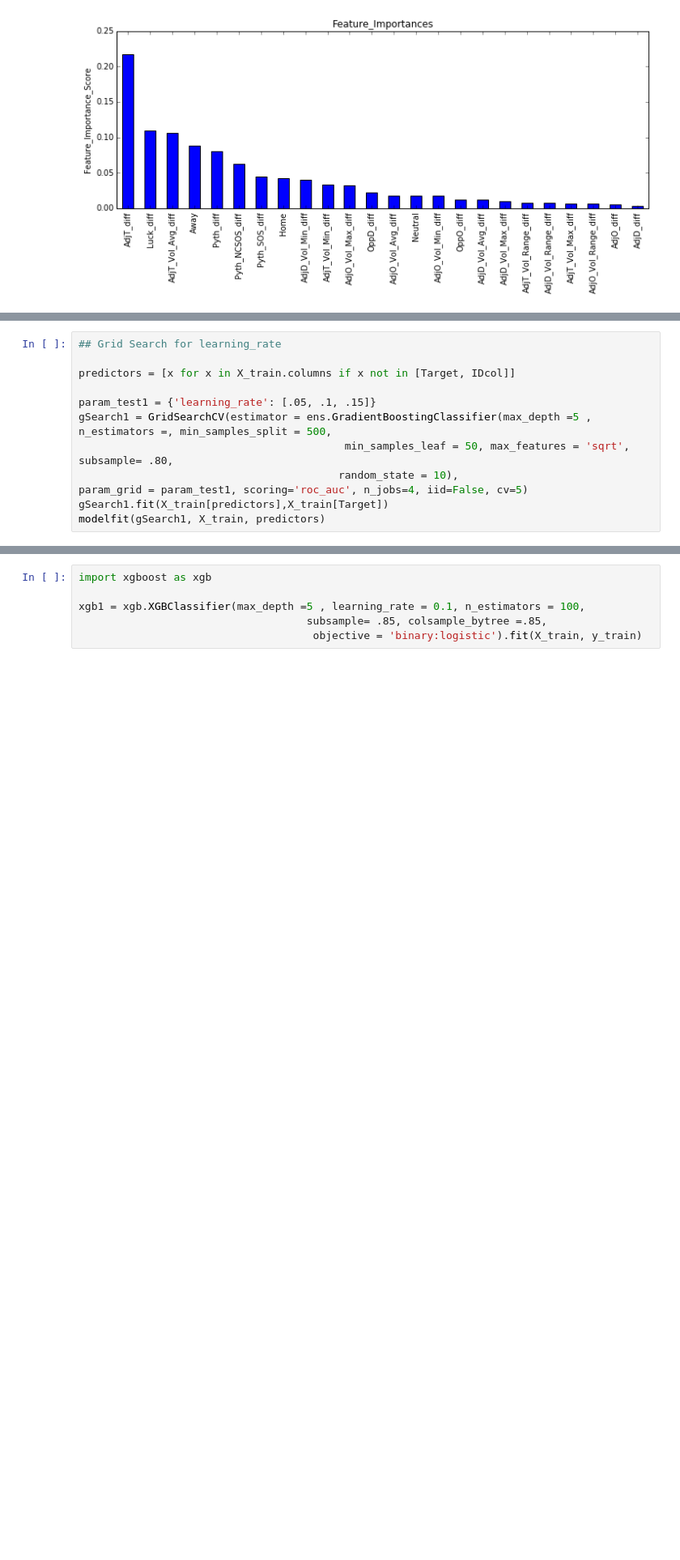
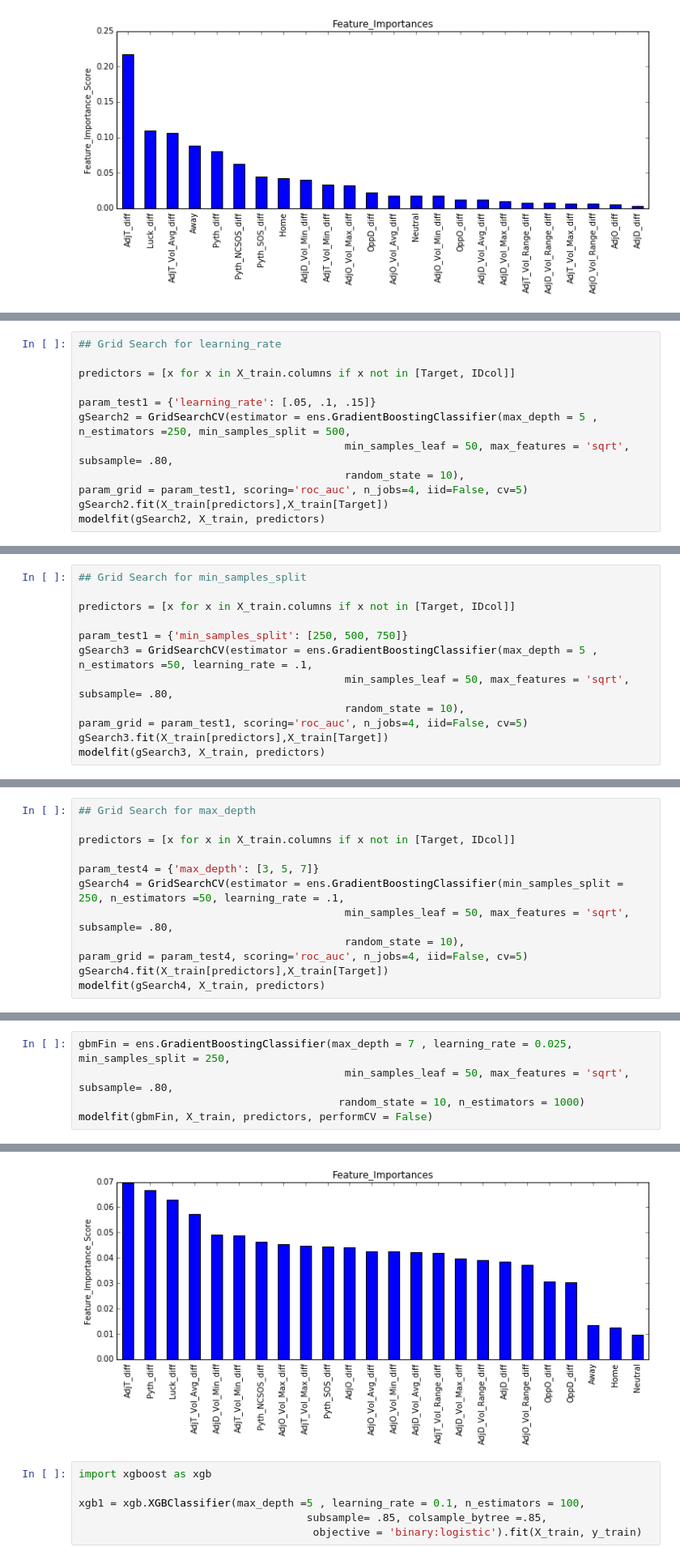
Before and after one commit to WesleyPasfield/March_Madness, a Jupyter notebook: MarchMadness.ipynb, the cells around one changed output, grey strips where cells are left out. Shown at 81% size. Saved outputs shown, nothing was run; the diff lists cells and outputs as text; blank space fills up the shorter version.

```diff
--- a/MarchMadness.ipynb
+++ b/MarchMadness.ipynb
@@ -436,9 +442,9 @@ xgSearch1.grid_scores_, gSearch1.best_params_, gSearch1.best_score_
 predictors = [x for x in X_train.columns if x not in [Target, IDcol]]
 
 param_test1 = {'learning_rate': [.05, .1, .15]}
-gSearch1 = GridSearchCV(estimator = ens.GradientBoostingClassifier(max_depth =5 , n_estimators =, min_samples_split = 500,
+gSearch2 = GridSearchCV(estimator = ens.GradientBoostingClassifier(max_depth = 5 , n_estimators =250, min_samples_split = 500,
                                           min_samples_leaf = 50, max_features = 'sqrt', subsample= .80,
-                                         random_state = 10),
+                                          random_state = 10),
 param_grid = param_test1, scoring='roc_auc', n_jobs=4, iid=False, cv=5)
-gSearch1.fit(X_train[predictors],X_train[Target])
-modelfit(gSearch1, X_train, predictors)
+gSearch2.fit(X_train[predictors],X_train[Target])
+modelfit(gSearch2, X_train, predictors)
@@ -444,0 +457,12 @@ modelfit(gSearch1, X_train, predictors)
+# %%
+## Grid Search for min_samples_split
+
+predictors = [x for x in X_train.columns if x not in [Target, IDcol]]
+
+param_test1 = {'min_samples_split': [250, 500, 750]}
+gSearch3 = GridSearchCV(estimator = ens.GradientBoostingClassifier(max_depth = 5 , n_estimators =50, learning_rate = .1,
+                                          min_samples_leaf = 50, max_features = 'sqrt', subsample= .80,
+                                          random_state = 10),
+param_grid = param_test1, scoring='roc_auc', n_jobs=4, iid=False, cv=5)
+gSearch3.fit(X_train[predictors],X_train[Target])
+modelfit(gSearch3, X_train, predictors)
@@ -444,0 +475,12 @@ modelfit(gSearch1, X_train, predictors)
+# %%
+## Grid Search for max_depth
+
+predictors = [x for x in X_train.columns if x not in [Target, IDcol]]
+
+param_test4 = {'max_depth': [3, 5, 7]}
+gSearch4 = GridSearchCV(estimator = ens.GradientBoostingClassifier(min_samples_split = 250, n_estimators =50, learning_rate = .1,
+                                          min_samples_leaf = 50, max_features = 'sqrt', subsample= .80,
+                                          random_state = 10),
+param_grid = param_test4, scoring='roc_auc', n_jobs=4, iid=False, cv=5)
+gSearch4.fit(X_train[predictors],X_train[Target])
+modelfit(gSearch4, X_train, predictors)
@@ -463,0 +501,6 @@ array([[ 0.69273905,  0.30726095],
+# %%
+gbmFin = ens.GradientBoostingClassifier(max_depth = 7 , learning_rate = 0.025, min_samples_split = 250,
+                                          min_samples_leaf = 50, max_features = 'sqrt', subsample= .80,
+                                         random_state = 10, n_estimators = 1000)
+modelfit(gbmFin, X_train, predictors, performCV = False)
+# %% [output]
@@ -464,3 +510,4 @@ array([[ 0.69273905,  0.30726095],
+[figure, added]
 # %%
 import xgboost as xgb
 
```
Also changed, not shown: parts of 10 cells of this notebook.
